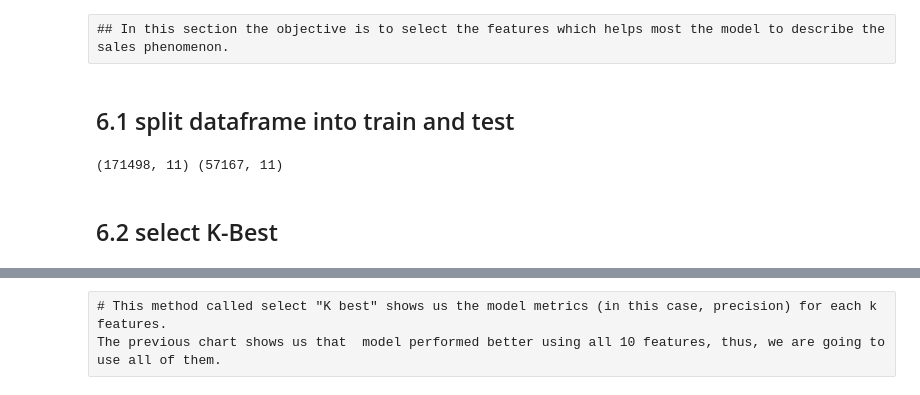
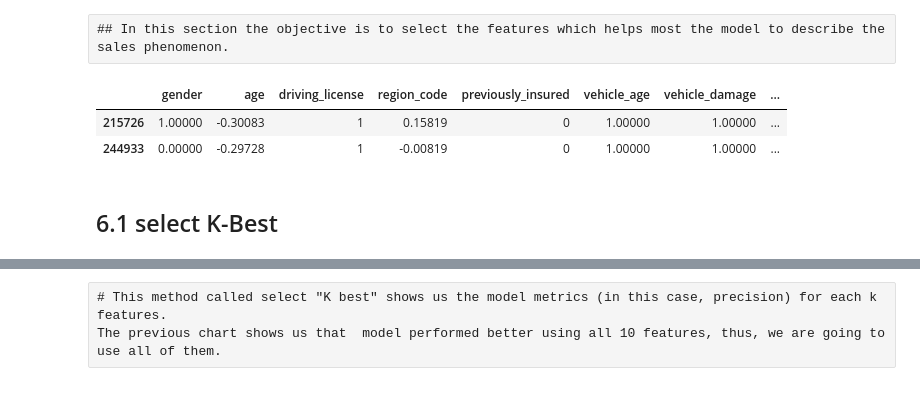
Before and after one commit to ViniciusKos/insurance_cross, a Jupyter notebook: insurance_cross_sell.ipynb, the cells around one changed output, grey strips where cells are left out. Saved outputs shown, nothing was run; the diff lists cells and outputs as text; code cells hidden in the pictures.

```diff
--- a/insurance_cross_sell.ipynb
+++ b/insurance_cross_sell.ipynb
@@ -753,13 +758,11 @@ for n,i in enumerate(df5.select_dtypes(exclude='object').columns):
 # %%
 df6=df5.copy()
 ytrain=df6['response']
-Xtrain=df6.drop('response',axis=1)
+Xtrain=df6.drop(['response','id'],axis=1)
+Xtrain.head(2)
+# %% [output]
+|  | gender | age | driving_license | region_code | previously_insured | vehicle_age | vehicle_damage | ... |
+| 215726 | 1.00000 | -0.30083 | 1 | 0.15819 | 0 | 1.00000 | 1.00000 | ... |
+| 244933 | 0.00000 | -0.29728 | 1 | -0.00819 | 0 | 1.00000 | 1.00000 | ... |
-# %% [markdown]
-## 6.1 split dataframe into train and test
-# %%
-Xtrain0, Xval, ytrain0, yval = train_test_split(Xtrain,ytrain,test_size=0.25,stratify=ytrain)
-print(Xtrain0.shape, Xval.shape)
-# %% [output]
-(171498, 11) (57167, 11)
 # %% [markdown]
-## 6.2 select K-Best
+## 6.1 select K-Best
```
Also changed, not shown: parts of 27 cells of this notebook.
